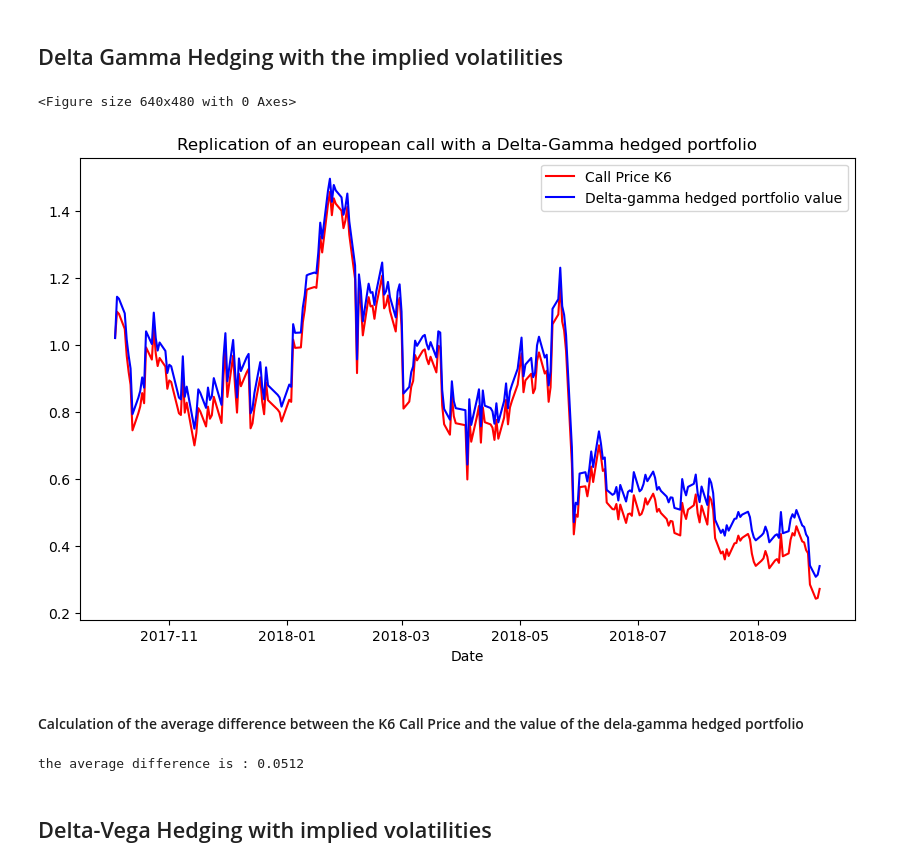
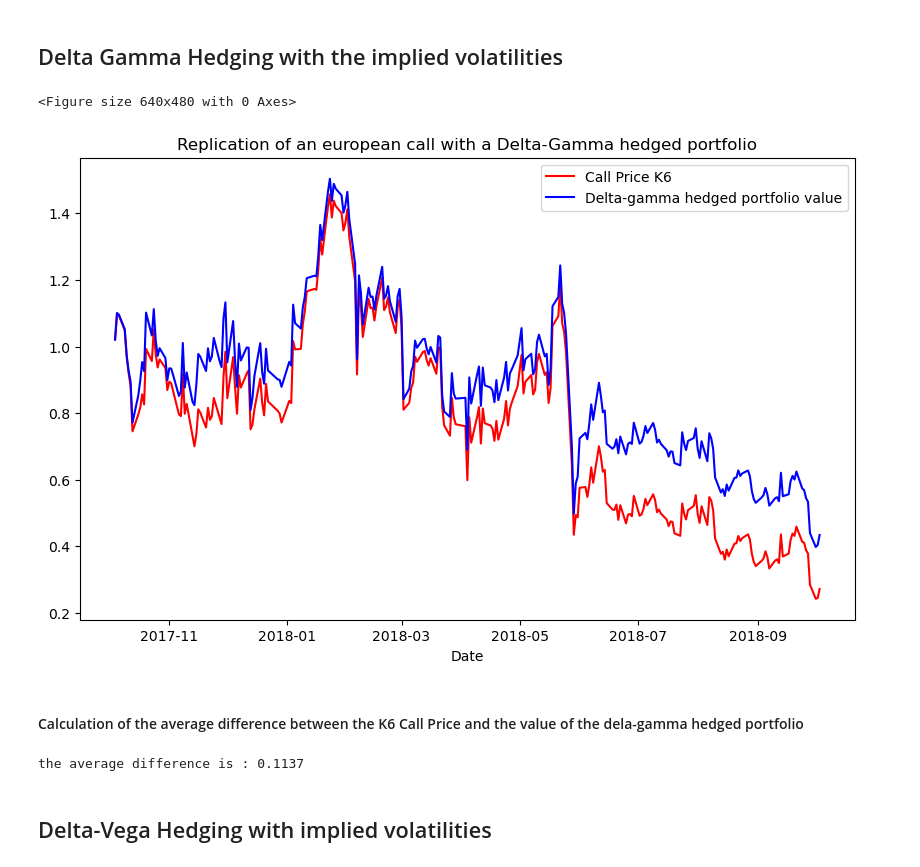
Before and after one commit to Thomas-Esilv/Project_ESILV, a Jupyter notebook: Hedging Strategies Project/Hedging_Project.ipynb, the cells around one changed output. Saved outputs shown, nothing was run; the diff lists cells and outputs as text; code cells hidden in the pictures.

Commit message:
delta-gamma hedging correction

```diff
--- a/Hedging Strategies Project/Hedging_Project.ipynb
+++ b/Hedging Strategies Project/Hedging_Project.ipynb
@@ -427,42 +427,42 @@ for i in range(1,len(Gamma_bis_df.index)):
     nb_jours=maturite-Gamma_bis_df.index[i]
     Temps=nb_jours.days/nombre_jours_par_an
     Gamma_bis_df.iloc[i]['Prix action']=data.iloc[i]['Prix action']
     Gamma_bis_df.iloc[i]['Prix Call K6']=BS(Gamma_bis_df.iloc[i]['Prix action'],Temps,iv.iloc[i]['vol implicite option strike 6 Newton-Raphson'],K,r)
-    Gamma_bis_df.iloc[i]['Prix Call K6.5']=BS(Gamma_bis_df.iloc[i]['Prix action'],Temps,iv.iloc[i]['vol implicite option strike 6 Newton-Raphson'],Kbis,r)
+    Gamma_bis_df.iloc[i]['Prix Call K6.5']=BS(Gamma_bis_df.iloc[i]['Prix action'],Temps,iv.iloc[i]['vol implicite option strike 6.5 Newton-Raphson'],Kbis,r)
 
         ##Calculation of the delta and gamma for each european call
     delta=BS_delta(Gamma_bis_df.iloc[i]['Prix action'],Temps,iv.iloc[i]['vol implicite option strike 6 Newton-Raphson'],K,r)
     delta_bis=BS_delta(Gamma_bis_df.iloc[i]['Prix action'],Temps,iv.iloc[i]['vol implicite option strike 6.5 Newton-Raphson'],Kbis,r)
     gamma=BS_gamma(Gamma_bis_df.iloc[i]['Prix action'],Temps,iv.iloc[i]['vol implicite option strike 6 Newton-Raphson'],K,r)
     gamma_bis=BS_gamma(Gamma_bis_df.iloc[i]['Prix action'],Temps,iv.iloc[i]['vol implicite option strike 6.5 Newton-Raphson'],Kbis,r)
 
     Gamma_bis_df.iloc[i]['Quantite action']=delta-(delta_bis*(gamma/gamma_bis))
     Gamma_bis_df.iloc[i]['Quantite en Cbis']=gamma/gamma_bis
     Gamma_bis_df.iloc[i]['poche action']=Gamma_bis_df.iloc[i]['Quantite action']*Gamma_bis_df.iloc[i]['Prix action']
     Gamma_bis_df.iloc[i]['poche Cbis']=Gamma_bis_df.iloc[i]['Prix Call K6.5']*gamma/gamma_bis
     Gamma_bis_df.iloc[i]['Valeur pft']=Gamma_bis_df.iloc[i-1]['Valeur pft']+\
         Gamma_bis_df.iloc[i-1]['Quantite action']*(Gamma_bis_df.iloc[i]['Prix action']-Gamma_bis_df.iloc[i-1]['Prix action'])+\
         Gamma_bis_df.iloc[i-1]['Quantite en Cbis']*(Gamma_bis_df.iloc[i]['Prix Call K6.5']-Gamma_bis_df.iloc[i-1]['Prix Call K6.5'])
     Gamma_bis_df.iloc[i]['poche ZC']=Gamma_bis_df.iloc[i]['Valeur pft']-Gamma_bis_df.iloc[i]['poche action']-Gamma_bis_df.iloc[i]['poche Cbis']
 
 plt.figure(2)
 plt.figure(figsize=(10, 6))
 plt.plot(Gamma_bis_df['Prix Call K6'],c='r')
 plt.plot(Gamma_bis_df['Valeur pft'],c='b')
 plt.xlabel('Date')
 plt.legend(["Call Price K6","Delta-gamma hedged portfolio value"])
 plt.title("Replication of an european call with a Delta-Gamma hedged portfolio")
 plt.show()
 # %% [output]
 <Figure size 640x480 with 0 Axes>
-[figure, old version]
+[figure, new version]
 # %% [markdown]
 #### Calculation of the average difference between the K6 Call Price and the value of the dela-gamma hedged portfolio
 # %%
 MAE_2 = np.mean(np.abs(Gamma_bis_df['Prix Call K6'] - Gamma_bis_df['Valeur pft']))
 print(f"the average difference is : {round(MAE_2,4)}")
 # %% [output]
-the average difference is : 0.0512
+the average difference is : 0.1137
 # %% [markdown]
 ## Delta-Vega Hedging with implied volatilities
 # %%
```
